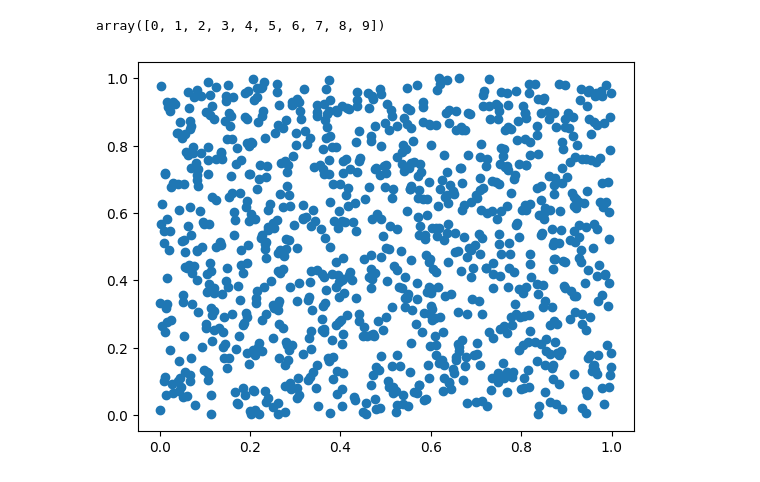
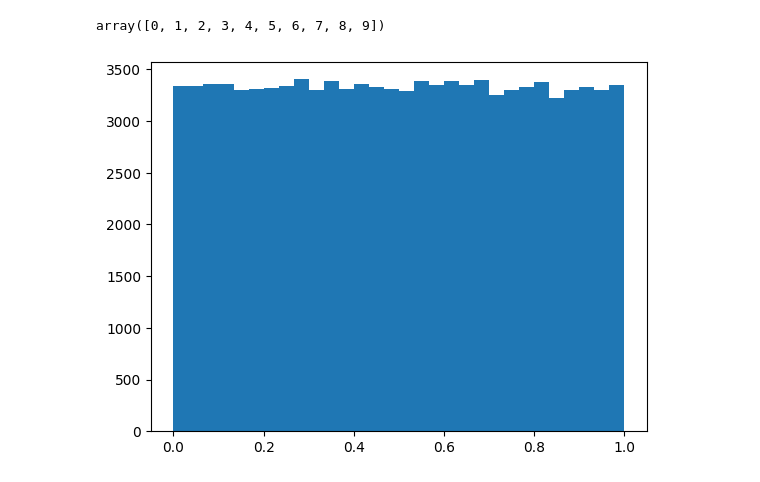
Before and after one commit to kskandal91/DS_project_1, a Jupyter notebook: numpy_training.ipynb, the cells around one changed output. Cells and saved outputs as stored; diff of their text form; code cells hidden in the pictures.

```diff
--- a/numpy_training.ipynb
+++ b/numpy_training.ipynb
@@ -7,7 +7,7 @@ array([0, 1, 2, 3, 4, 5, 6, 7, 8, 9])
 # %%
 import matplotlib.pyplot as plt
 
-plt.scatter(np.random.random(1000), np.random.random(1000))
+plt.hist(np.random.random(100000), bins=30)
 plt.show()
 # %% [output]
-[figure, old version]
+[figure, new version]
```
Also changed, not shown: parts of 16 cells of this notebook.
